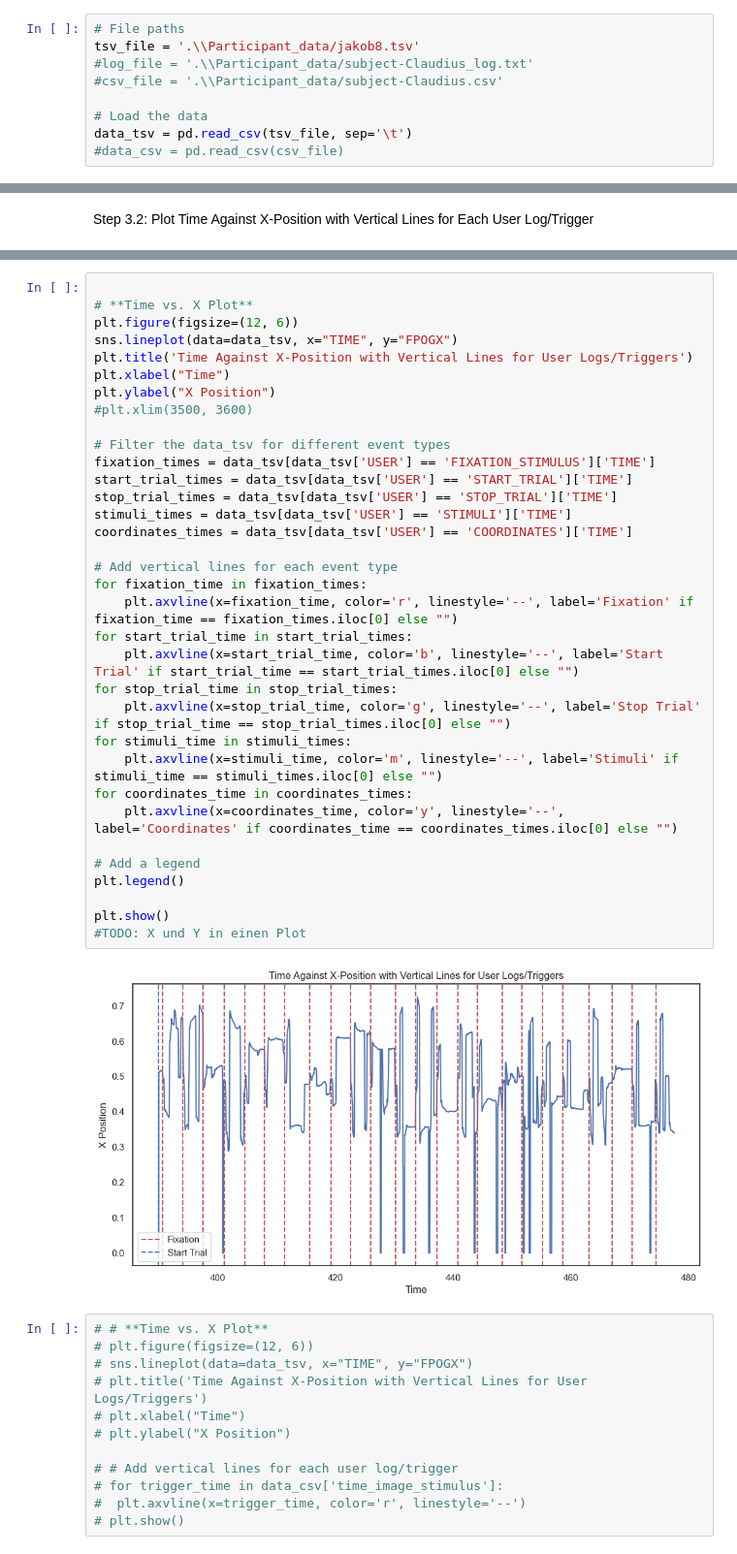
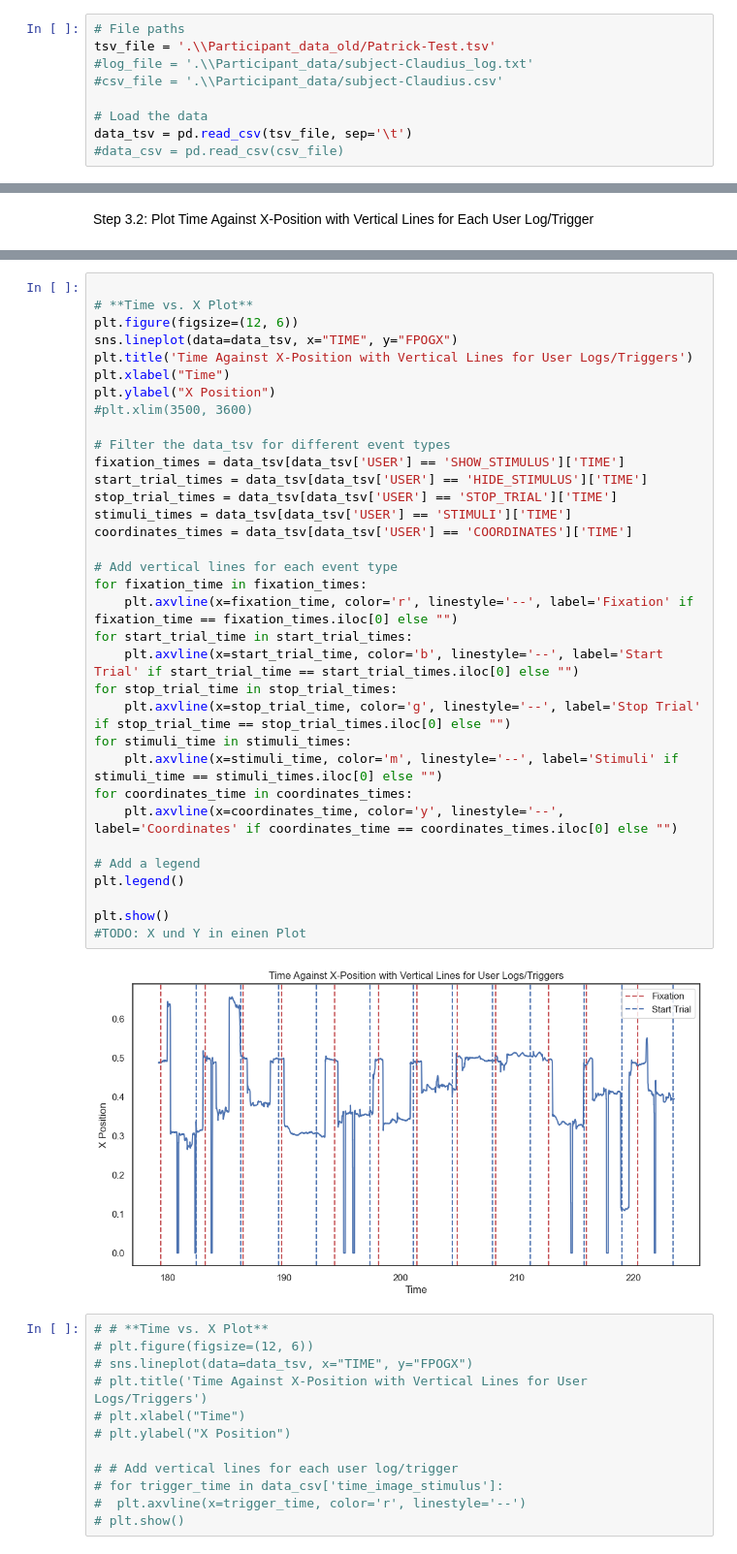
Before and after one commit to MaxBhdt/2024SoSe_EyeTracking, a Jupyter notebook: Lab/Experiment Pilot plot.ipynb, the cells around one changed output, grey strips where cells are left out. Shown: that part at 97% size. Saved outputs shown, nothing was run; the diff lists cells and outputs as text.

Commit message:
TSV auf Patrick-Test (absichtlich linksschauen)

```diff
--- a/Lab/Experiment Pilot plot.ipynb
+++ b/Lab/Experiment Pilot plot.ipynb
@@ -12,7 +12,7 @@ sns.set_theme()
 sns.set_style("white")
 # %%
 # File paths
-tsv_file = '.\\Participant_data/jakob8.tsv'
+tsv_file = '.\\Participant_data_old/Patrick-Test.tsv'
 #log_file = '.\\Participant_data/subject-Claudius_log.txt'
 #csv_file = '.\\Participant_data/subject-Claudius.csv'
 
@@ -122,36 +122,36 @@ coordinates_points = data_tsv[data_tsv['USER'] == 'COORDINATES']
 plt.figure(figsize=(12, 6))
 sns.lineplot(data=data_tsv, x="TIME", y="FPOGX")
 plt.title('Time Against X-Position with Vertical Lines for User Logs/Triggers')
 plt.xlabel("Time")
 plt.ylabel("X Position")
 #plt.xlim(3500, 3600)
 
 # Filter the data_tsv for different event types
-fixation_times = data_tsv[data_tsv['USER'] == 'FIXATION_STIMULUS']['TIME']
-start_trial_times = data_tsv[data_tsv['USER'] == 'START_TRIAL']['TIME']
+fixation_times = data_tsv[data_tsv['USER'] == 'SHOW_STIMULUS']['TIME']
+start_trial_times = data_tsv[data_tsv['USER'] == 'HIDE_STIMULUS']['TIME']
 stop_trial_times = data_tsv[data_tsv['USER'] == 'STOP_TRIAL']['TIME']
 stimuli_times = data_tsv[data_tsv['USER'] == 'STIMULI']['TIME']
 coordinates_times = data_tsv[data_tsv['USER'] == 'COORDINATES']['TIME']
 
 # Add vertical lines for each event type
 for fixation_time in fixation_times:
     plt.axvline(x=fixation_time, color='r', linestyle='--', label='Fixation' if fixation_time == fixation_times.iloc[0] else "")
 for start_trial_time in start_trial_times:
     plt.axvline(x=start_trial_time, color='b', linestyle='--', label='Start Trial' if start_trial_time == start_trial_times.iloc[0] else "")
 for stop_trial_time in stop_trial_times:
     plt.axvline(x=stop_trial_time, color='g', linestyle='--', label='Stop Trial' if stop_trial_time == stop_trial_times.iloc[0] else "")
 for stimuli_time in stimuli_times:
     plt.axvline(x=stimuli_time, color='m', linestyle='--', label='Stimuli' if stimuli_time == stimuli_times.iloc[0] else "")
 for coordinates_time in coordinates_times:
     plt.axvline(x=coordinates_time, color='y', linestyle='--', label='Coordinates' if coordinates_time == coordinates_times.iloc[0] else "")
 
 # Add a legend
 plt.legend()
 
 plt.show()
 #TODO: X und Y in einen Plot
 # %% [output]
-[figure, old version]
+[figure, new version]
 # %%
 # # **Time vs. X Plot**
 # plt.figure(figsize=(12, 6))
```
Also changed, not shown: parts of 11 cells of this notebook, 37 other files.
